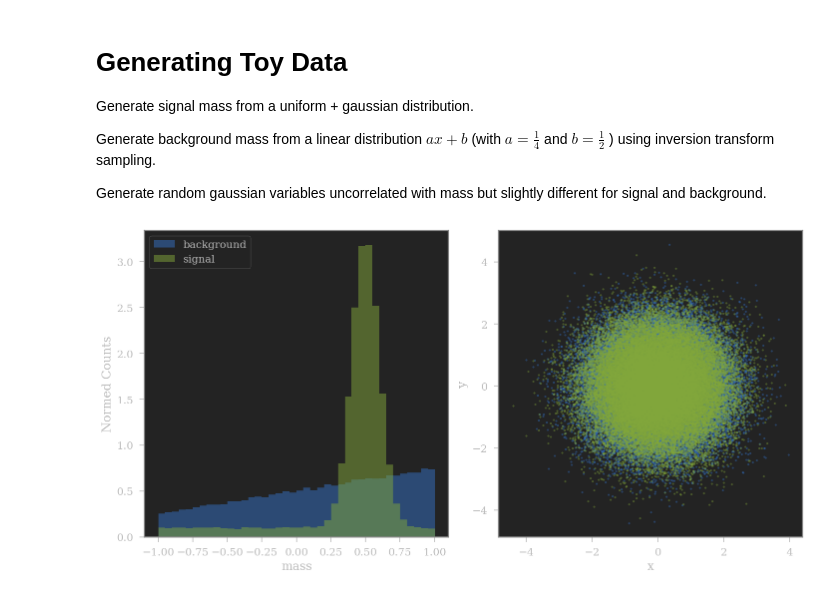
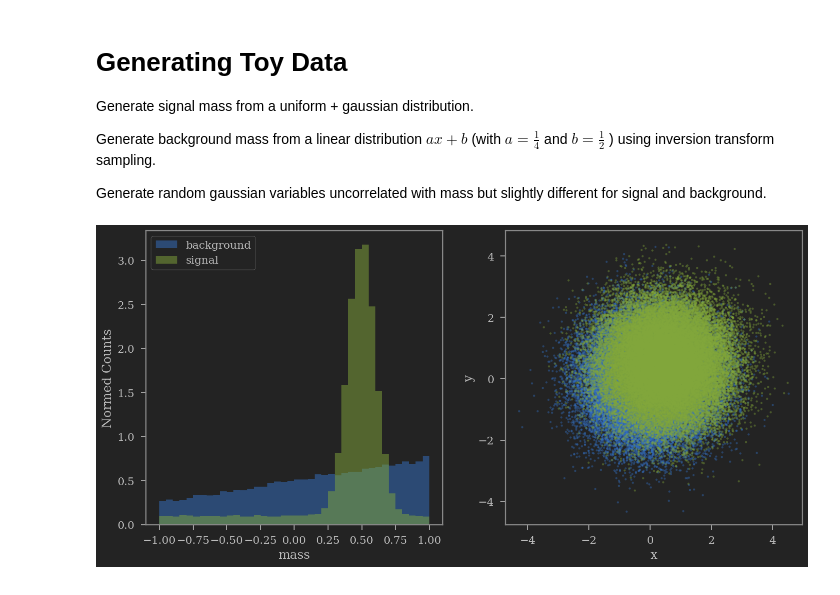
Before and after one commit to weissercn/UnbiasedML, a Jupyter notebook: UnbiasedML/LegendreToyUncorrVar.ipynb, the cells around one changed output. Cells and saved outputs as stored; diff of their text form; code cells hidden in the pictures.

```diff
--- a/UnbiasedML/LegendreToyUncorrVar.ipynb
+++ b/UnbiasedML/LegendreToyUncorrVar.ipynb
@@ -6,9 +6,10 @@ import torch.optim as optim
 import torch.nn as nn
 
 from jupyterthemes import jtplot
+plt.style.use('dark_background')
 jtplot.style(theme='monokai', context='notebook', ticks=True, grid=False)
 np.random.seed(42)
-rcParams["font.size"] = 16
+rcParams["font.size"] = 22
 rcParams["text.usetex"] = False
 rcParams["font.serif"] = "Bitstream Vera Serif"
 rcParams["font.family"] = "serif"
@@ -29,34 +30,34 @@ b = 1/2
 
 u = np.random.uniform(0,1,50000)
 u_ = np.random.uniform(0,1,50000)
 
 m_b = - b/(a) + np.sqrt((b-a)**2 + 2*a*u)/(a)
 m_s = np.concatenate([np.random.uniform(-1,1,n_s-int(n_s_gauss_frac*n_s)),
                     np.random.normal(0.5,0.1,size=int(n_s_gauss_frac*n_s))])
 m_t = -b/(a) + np.sqrt((b-a)**2 + 2*a*u_)/(a)
 m_t.sort()
 
 x_b,y_b  = np.random.multivariate_normal((0,0),[[1,0],[0,1]],size=n_b).T
-x_s,y_s  = np.random.multivariate_normal((0,0),[[1,0],[0,1]],size=n_s).T
+x_s,y_s  = np.random.multivariate_normal((0.5,0.5),[[1,0],[0,1]],size=n_s).T
 x_t,y_t  = np.random.multivariate_normal((0,0),[[1,0],[0,1]],size=n_b).T
 
 fig ,[ax1,ax2] = plt.subplots(1,2,figsize=(12,6),dpi=120)
 
 _,bins,_ = ax1.hist(m_b,bins=40,density=True,alpha=0.5, label='background')
 ax1.hist(m_s,bins=bins,density=True,alpha=0.5,label='signal')
 ax1.legend()
 ax1.set_xlabel("mass")
 ax1.set_ylabel("Normed Counts")
 
 ax2.scatter(x_b,y_b,s=5,alpha=0.4)
 ax2.scatter(x_s,y_s,s=5,alpha=0.4)
 ax2.set_xlabel("x")
 ax2.set_ylabel("y")
 
 #ax2.set_title("Data")
-#plt.savefig("./plots/Data.pdf")
+plt.savefig("./plots/Data.pdf")
 plt.tight_layout()
 plt.show()
 # %% [output]
-[figure, old version]
+[figure, new version]
 # %%
```
Also changed, not shown: parts of 9 cells of this notebook.
